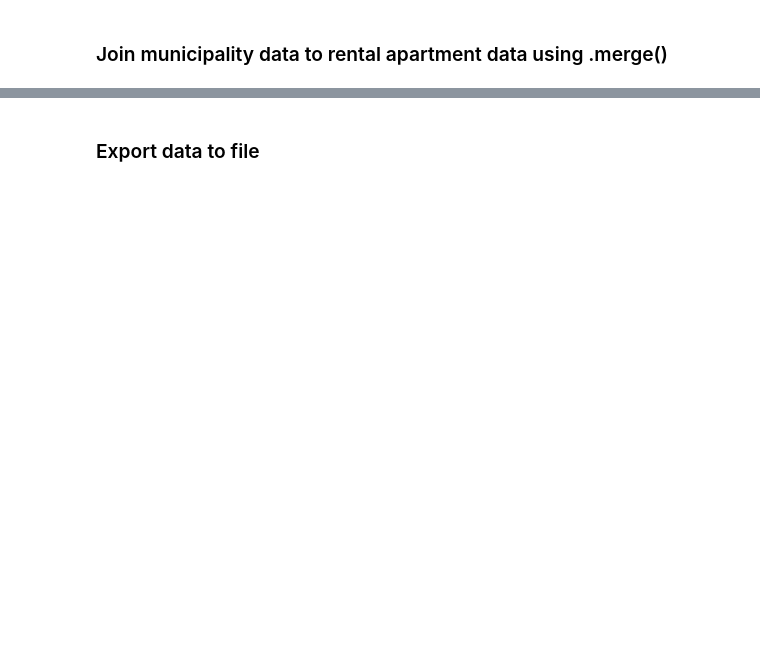
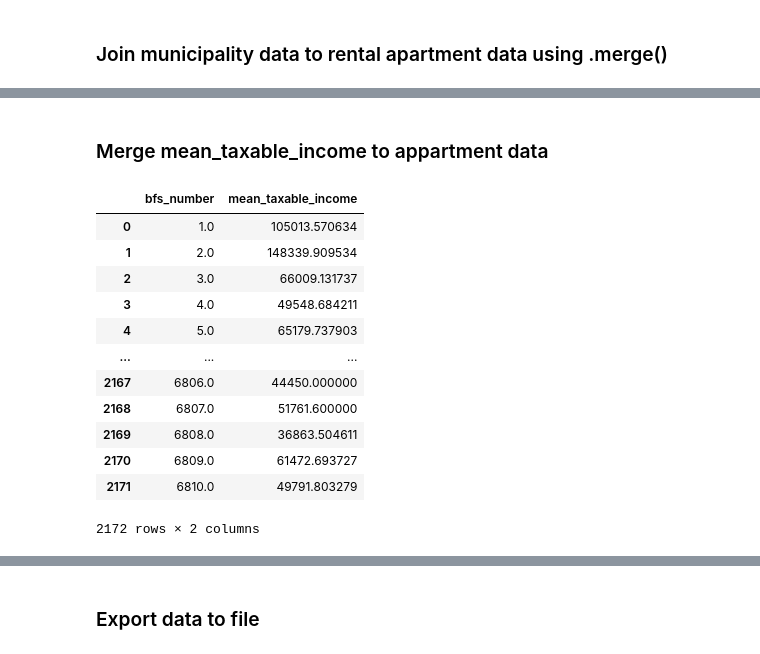
Before and after one commit to DiegoGlez28/data_analytics_zhaw, a Jupyter notebook: Week_03/combining_and_organizing_data.ipynb, the cells around one changed output, grey strips where cells are left out. Saved outputs shown, nothing was run; the diff lists cells and outputs as text; code cells hidden in the pictures; blank space fills up the shorter version.

```diff
--- a/Week_03/combining_and_organizing_data.ipynb
+++ b/Week_03/combining_and_organizing_data.ipynb
@@ -140,3 +140,22 @@ df3.head(5)
 | 2 | 1693998201-5 | Rotachstrasse 33, 8003 Zürich, ZH | 2.0 | 49.0 | 0 | 4335.0 | 88.47 | 47.370792 | 8.514748 | ... |
 | 3 | 1693998201-16 | Wolframplatz 1, 8045 Zürich, ZH | 2.0 | 32.0 | 0 | 3515.0 | 109.84 | 47.362282 | 8.522193 | ... |
 | 4 | 1693998205-25 | Badenerstrasse 67, 8953 Dietikon, ZH | 3.5 | 105.0 | 0 | 3200.0 | 30.48 | 47.407925 | 8.392561 | ... |
+# %% [markdown]
+### Merge mean_taxable_income to appartment data
+# %%
+df_mti = pd.read_excel('municipality_data.xlsx',sheet_name='data_for_import')[['bfs_number', 'mean_taxable_income']].dropna()
+df_mti
+# %% [output]
+|  | bfs_number | mean_taxable_income |
+| 0 | 1.0 | 105013.570634 |
+| 1 | 2.0 | 148339.909534 |
+| 2 | 3.0 | 66009.131737 |
+| 3 | 4.0 | 49548.684211 |
+| 4 | 5.0 | 65179.737903 |
+| ... | ... | ... |
+| 2167 | 6806.0 | 44450.000000 |
+| 2168 | 6807.0 | 51761.600000 |
+| 2169 | 6808.0 | 36863.504611 |
+| 2170 | 6809.0 | 61472.693727 |
+| 2171 | 6810.0 | 49791.803279 |
+2172 rows × 2 columns
```
Also changed, not shown: parts of 10 cells of this notebook, 5 other files.
